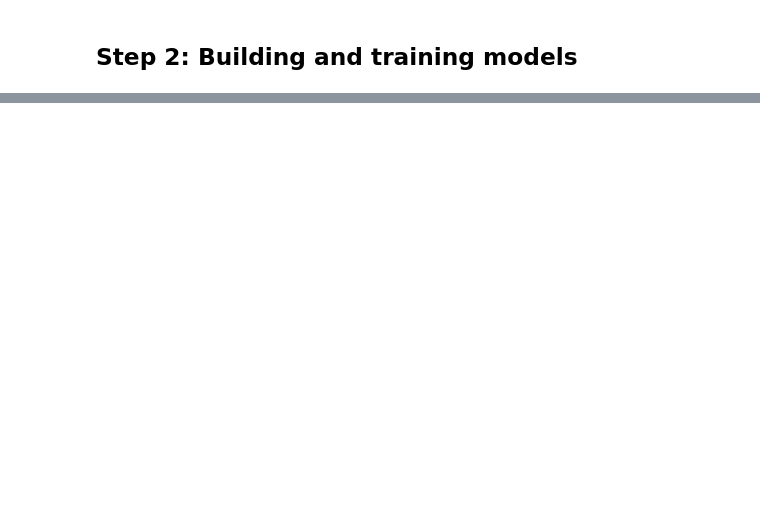
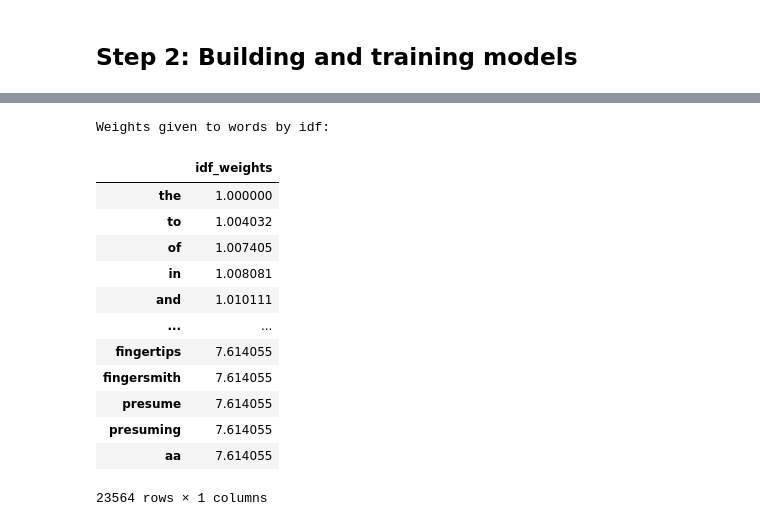
Before and after one commit to yasuomaidana/introduction-to-machine-learning, a Jupyter notebook: Unsupervised Algorithms in Machine Learning/BBC News Classification/BBC text classification.ipynb, the cells around one changed output, grey strips where cells are left out. Saved outputs shown, nothing was run; the diff lists cells and outputs as text; code cells hidden in the pictures; blank space fills up the shorter version.

```diff
--- a/Unsupervised Algorithms in Machine Learning/BBC News Classification/BBC text classification.ipynb
+++ b/Unsupervised Algorithms in Machine Learning/BBC News Classification/BBC text classification.ipynb
@@ -361,2 +440,9 @@ Corresponding DataFrame to WC:
 # %% [markdown]
 ## Step 2: Building and training models
+# %%
+tfidf_transformer=TfidfTransformer()
+WC2 = tfidf_transformer.fit_transform(WC)
+
+tfidf_df = pd.DataFrame(WC2.A,columns = cv.get_feature_names_out ())
+print('WC2 matrix representation:')
+tfidf_df
@@ -362,0 +484,20 @@ Corresponding DataFrame to WC:
+# %%
+print("Weights given to words by idf:")
+pd.DataFrame(tfidf_transformer.idf_,
+             cv.get_feature_names_out (),
+             columns=["idf_weights"]).sort_values(by="idf_weights")
+# %% [output]
+Weights given to words by idf:
+|  | idf_weights |
+| the | 1.000000 |
+| to | 1.004032 |
+| of | 1.007405 |
+| in | 1.008081 |
+| and | 1.010111 |
+| ... | ... |
+| fingertips | 7.614055 |
+| fingersmith | 7.614055 |
+| presume | 7.614055 |
+| presuming | 7.614055 |
+| aa | 7.614055 |
+23564 rows × 1 columns
```
Also changed, not shown: parts of 8 cells of this notebook.
